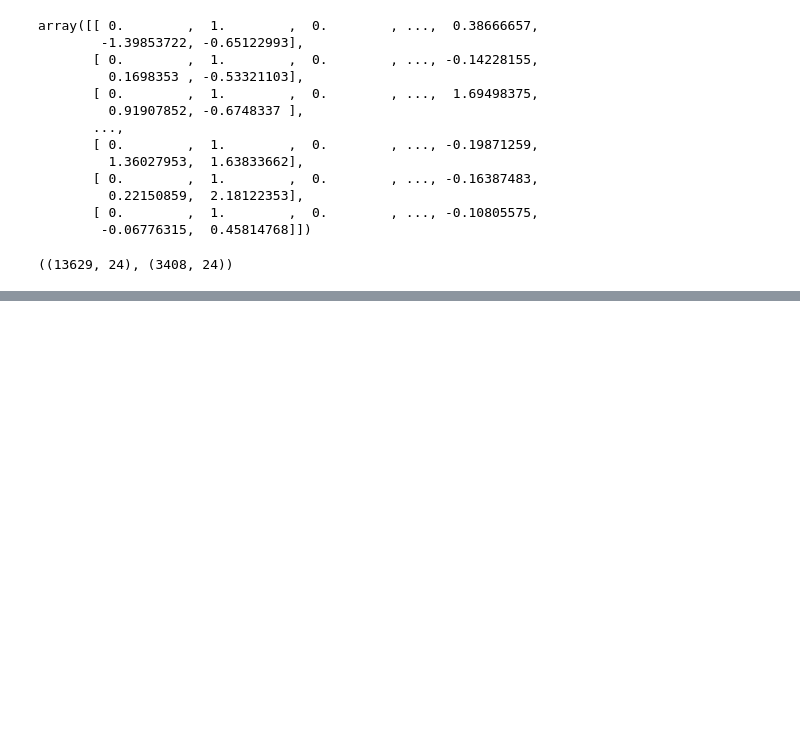
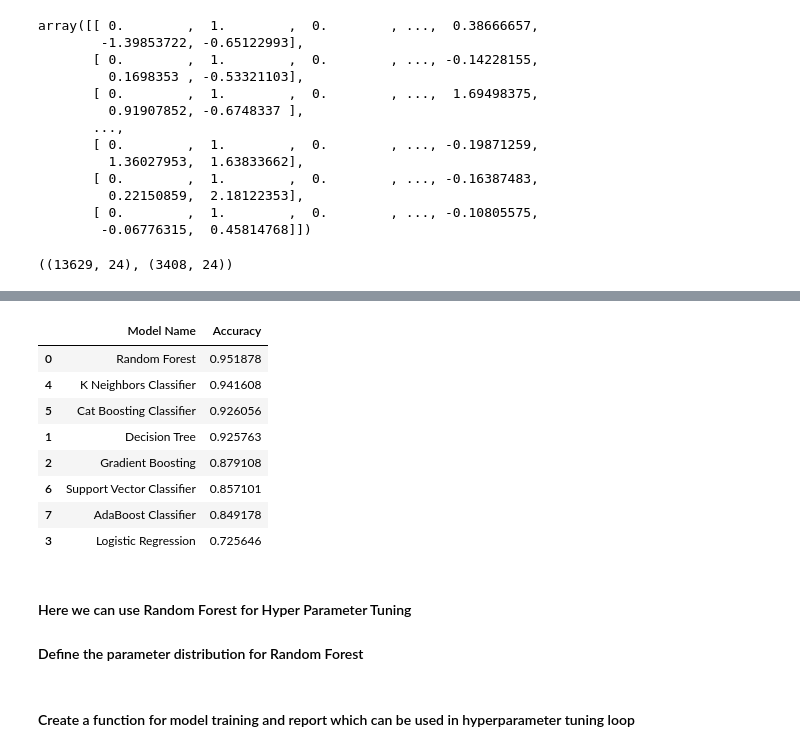
Before and after one commit to Sahil9192/US-Visa, a Jupyter notebook: notebook/feature_engineering_and_model_training.ipynb, the cells around one changed output, grey strips where cells are left out. Cells and saved outputs as stored; diff of their text form; code cells hidden in the pictures; blank space fills up the shorter version.

```diff
--- a/notebook/feature_engineering_and_model_training.ipynb
+++ b/notebook/feature_engineering_and_model_training.ipynb
@@ -254,13 +255,11 @@ def evaluate_models(X, y, models):
         y_train_pred = model.predict(X_train)
         y_test_pred = model.predict(X_test)
 
-        model_train_accuracy, model_train_f1, model_train_precision,
-        model_train_recall,model_train_rocauc_score=evaluate_clf(y_train, y_train_pred)
+        model_train_accuracy, model_train_f1, model_train_precision,model_train_recall,model_train_rocauc_score=evaluate_clf(y_train, y_train_pred)
 
-        model_test_accuracy, model_test_f1, model_test_precision,
-        model_test_recall,model_test_rocauc_score=evaluate_clf(y_test, y_test_pred)
+        model_test_accuracy, model_test_f1, model_test_precision,model_test_recall,model_test_rocauc_score=evaluate_clf(y_test, y_test_pred)
 
-        print(list(models.key())[i])
+        print(list(models.keys())[i])
         models_list.append(list(models.keys())[i])
 
         print("Model Performance for Training set")
@@ -268,3 +267,23 @@ def evaluate_models(X, y, models):
         print(" - F1 score: {:.4f}".format(model_train_f1))
         print(" - Precision: {:.4f}".format(model_train_precision))
         print(" - Recall: {:.4f}".format(model_train_recall))
+        print(" - Roc Auc Score:{:.4f}".format(model_test_rocauc_score))
+
+        print('---------------------------------------------------')
+
+        print("Model Performance for test set")
+        print(' - Accuracy: {:.4f}'.format(model_test_accuracy))
+        accuracy_list.append(model_test_accuracy)
+        print(' - F1 Score: {:.4f}'.format(model_test_f1))
+        print(' - Precision: {:.4f}'.format(model_test_precision))
+        print(' - Recall: {:.4f}'.format(model_test_recall))
+        print(' - Roc Auc Score: {:.4f}'.format(model_test_rocauc_score))
+        auc.append(model_test_rocauc_score)
+        print('='*35)
+        print('\n')
+
+    report = pd.DataFrame(list(zip(models_list, accuracy_list)), columns=['Model Name', 'Accuracy']).sort_values(by="Accuracy", ascending=False)
+
+    return report
+# %%
+base_model_report = evaluate_models(X=X_res, y=y_res, models = models)
@@ -270,0 +308,15 @@ def evaluate_models(X, y, models):
+# %%
+base_model_report
+# %% [output]
+|  | Model Name | Accuracy |
+| 0 | Random Forest | 0.951878 |
+| 4 | K Neighbors Classifier | 0.941608 |
+| 5 | Cat Boosting Classifier | 0.926056 |
+| 1 | Decision Tree | 0.925763 |
+| 2 | Gradient Boosting | 0.879108 |
+| 6 | Support Vector Classifier | 0.857101 |
+| 7 | AdaBoost Classifier | 0.849178 |
+| 3 | Logistic Regression | 0.725646 |
+# %% [markdown]
+#### Here we can use Random Forest for Hyper Parameter Tuning
+#### Define the parameter distribution for Random Forest
@@ -270,0 +347,2 @@ def evaluate_models(X, y, models):
+# %% [markdown]
+#### Create a function for model training and report which can be used in hyperparameter tuning loop
```
Also changed, not shown: parts of 10 cells of this notebook, 4 other files.
